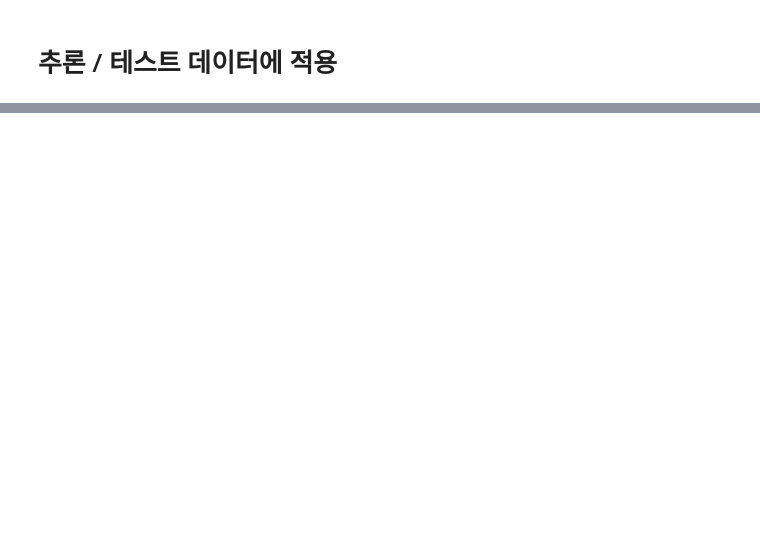
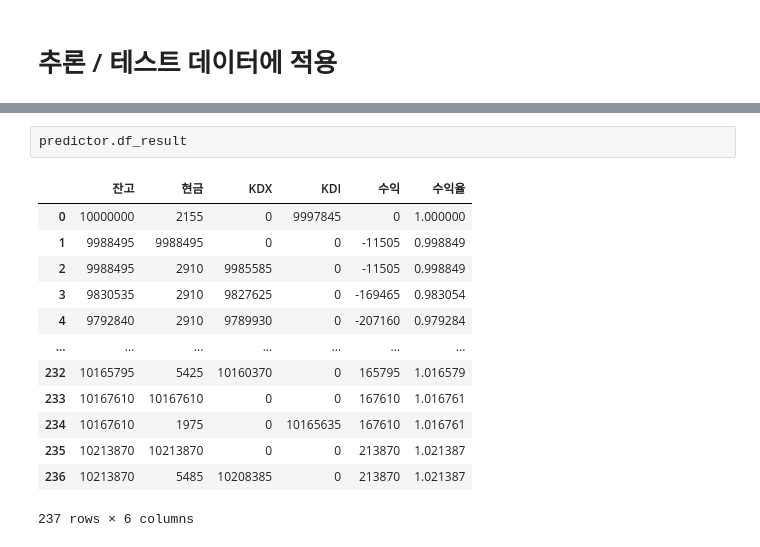
Before and after one commit to hrdkdh/reinforcement-learning, a Jupyter notebook: dqn_test_ver3_5actions.ipynb, the cells around one changed output, grey strips where cells are left out. Saved outputs shown, nothing was run; the diff lists cells and outputs as text; blank space fills up the shorter version.

```diff
--- a/dqn_test_ver3_5actions.ipynb
+++ b/dqn_test_ver3_5actions.ipynb
@@ -561,2 +569,18 @@ predictor.predict()
+# %%
+predictor.df_result
+# %% [output]
+|  | 잔고 | 현금 | KDX | KDI | 수익 | 수익율 |
+| 0 | 10000000 | 2155 | 0 | 9997845 | 0 | 1.000000 |
+| 1 | 9988495 | 9988495 | 0 | 0 | -11505 | 0.998849 |
+| 2 | 9988495 | 2910 | 9985585 | 0 | -11505 | 0.998849 |
+| 3 | 9830535 | 2910 | 9827625 | 0 | -169465 | 0.983054 |
+| 4 | 9792840 | 2910 | 9789930 | 0 | -207160 | 0.979284 |
+| ... | ... | ... | ... | ... | ... | ... |
+| 232 | 10165795 | 5425 | 10160370 | 0 | 165795 | 1.016579 |
+| 233 | 10167610 | 10167610 | 0 | 0 | 167610 | 1.016761 |
+| 234 | 10167610 | 1975 | 0 | 10165635 | 167610 | 1.016761 |
+| 235 | 10213870 | 10213870 | 0 | 0 | 213870 | 1.021387 |
+| 236 | 10213870 | 5485 | 10208385 | 0 | 213870 | 1.021387 |
+237 rows × 6 columns
 # %%
 predictor.df_result["수익율"].plot()
```
Also changed, not shown: parts of 3 cells of this notebook.
